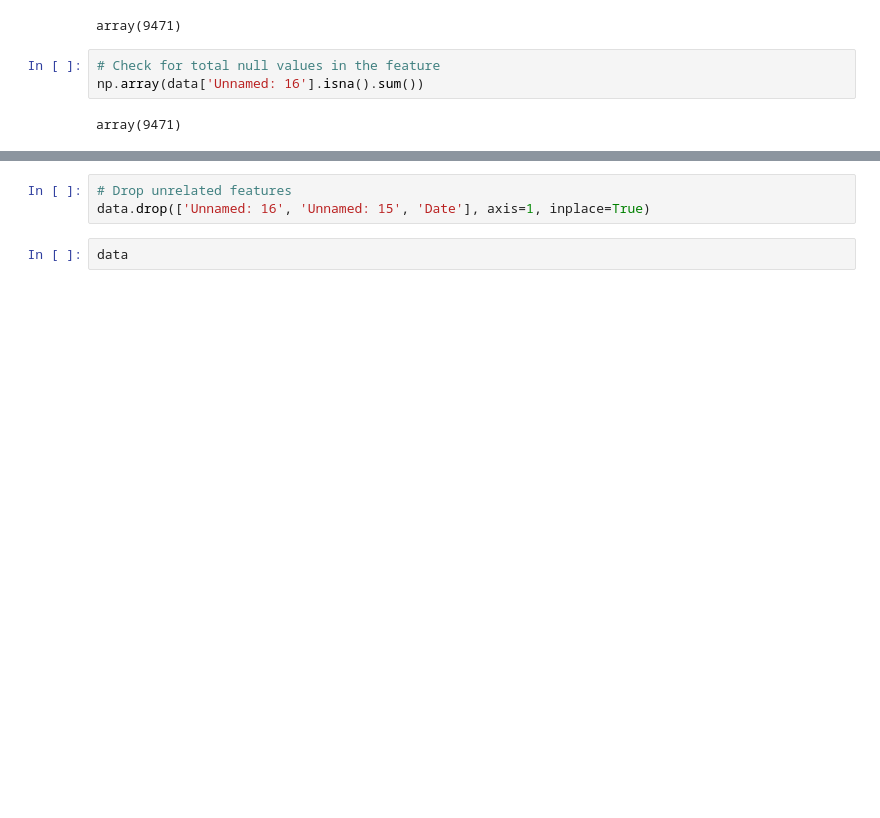
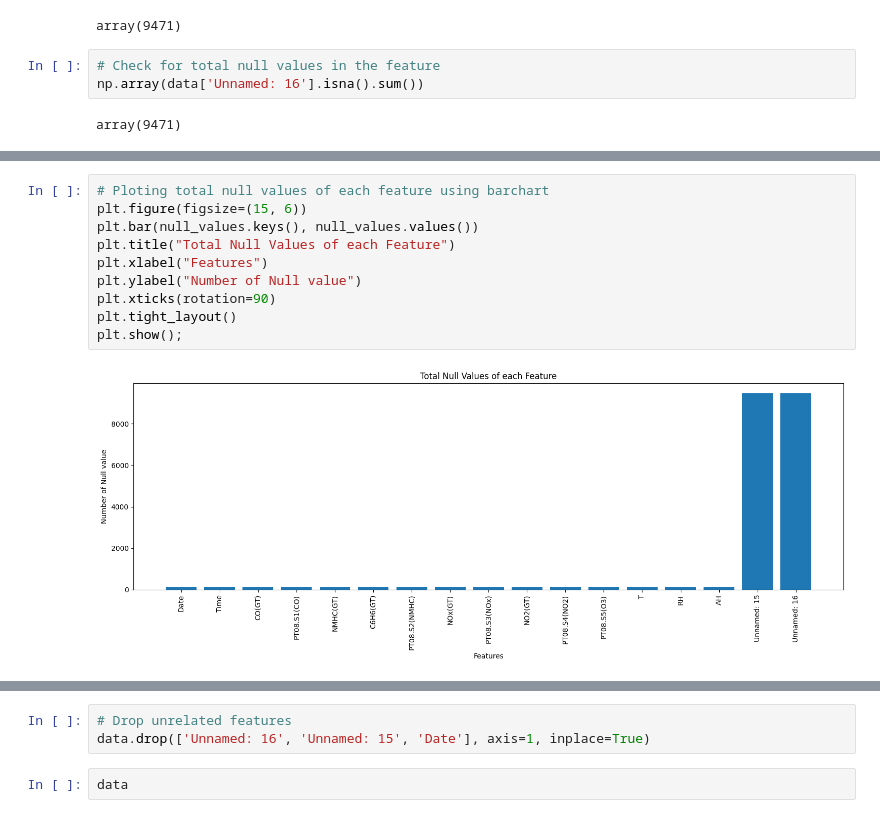
Before and after one commit to MohWasil/AFG-FTL-Group10, a Jupyter notebook: Air_pollution_quality_prediction.ipynb, the cells around one changed output, grey strips where cells are left out. Cells and saved outputs as stored; diff of their text form; blank space fills up the shorter version.

```diff
--- a/Air_pollution_quality_prediction.ipynb
+++ b/Air_pollution_quality_prediction.ipynb
@@ -142,0 +191,12 @@ This step contains:
+# %%
+# Ploting total null values of each feature using barchart
+plt.figure(figsize=(15, 6))
+plt.bar(null_values.keys(), null_values.values())
+plt.title("Total Null Values of each Feature")
+plt.xlabel("Features")
+plt.ylabel("Number of Null value")
+plt.xticks(rotation=90)
+plt.tight_layout()
+plt.show();
+# %% [output]
+[figure, added]
```
Also changed, not shown: parts of 22 cells of this notebook.
